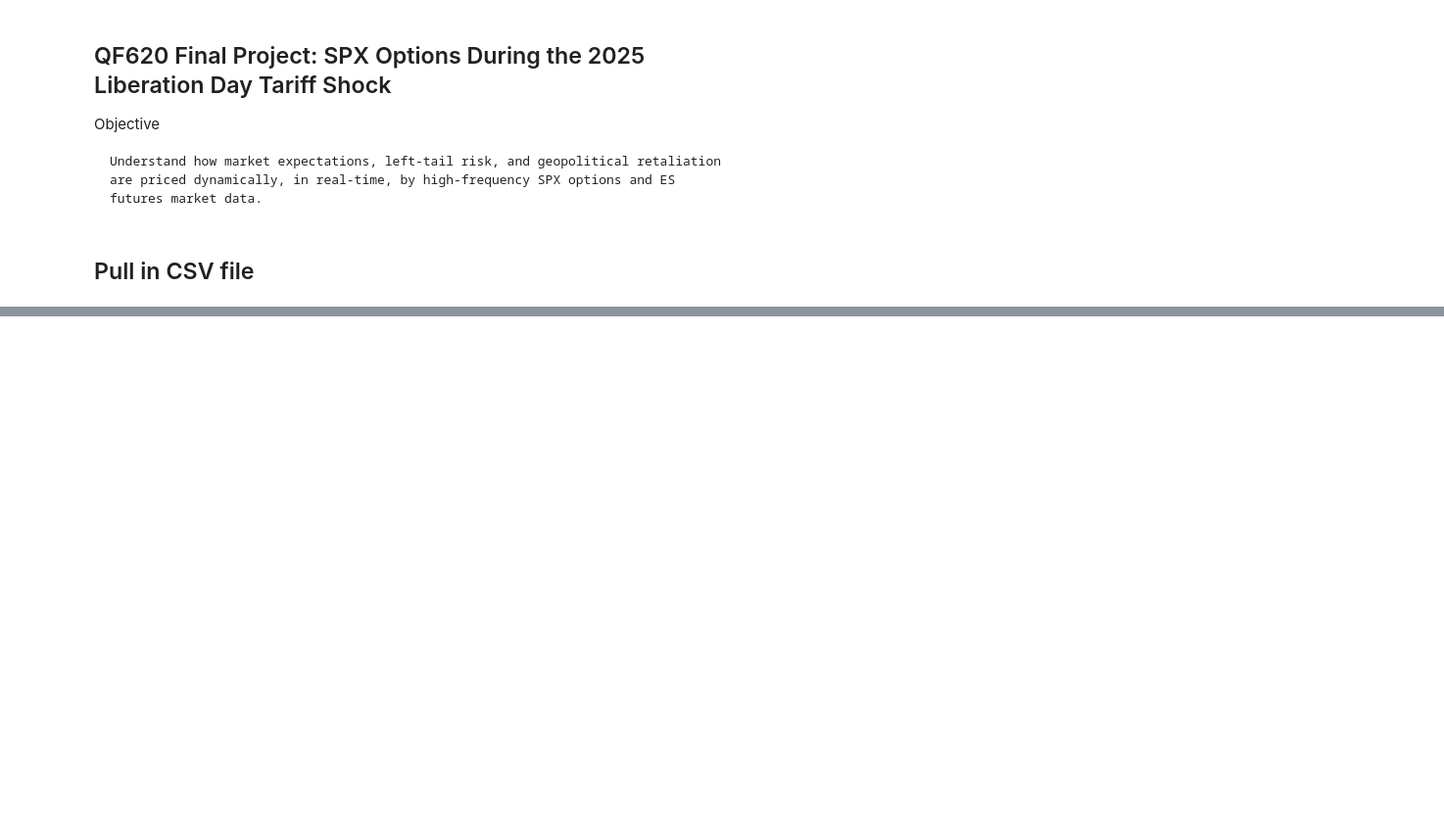
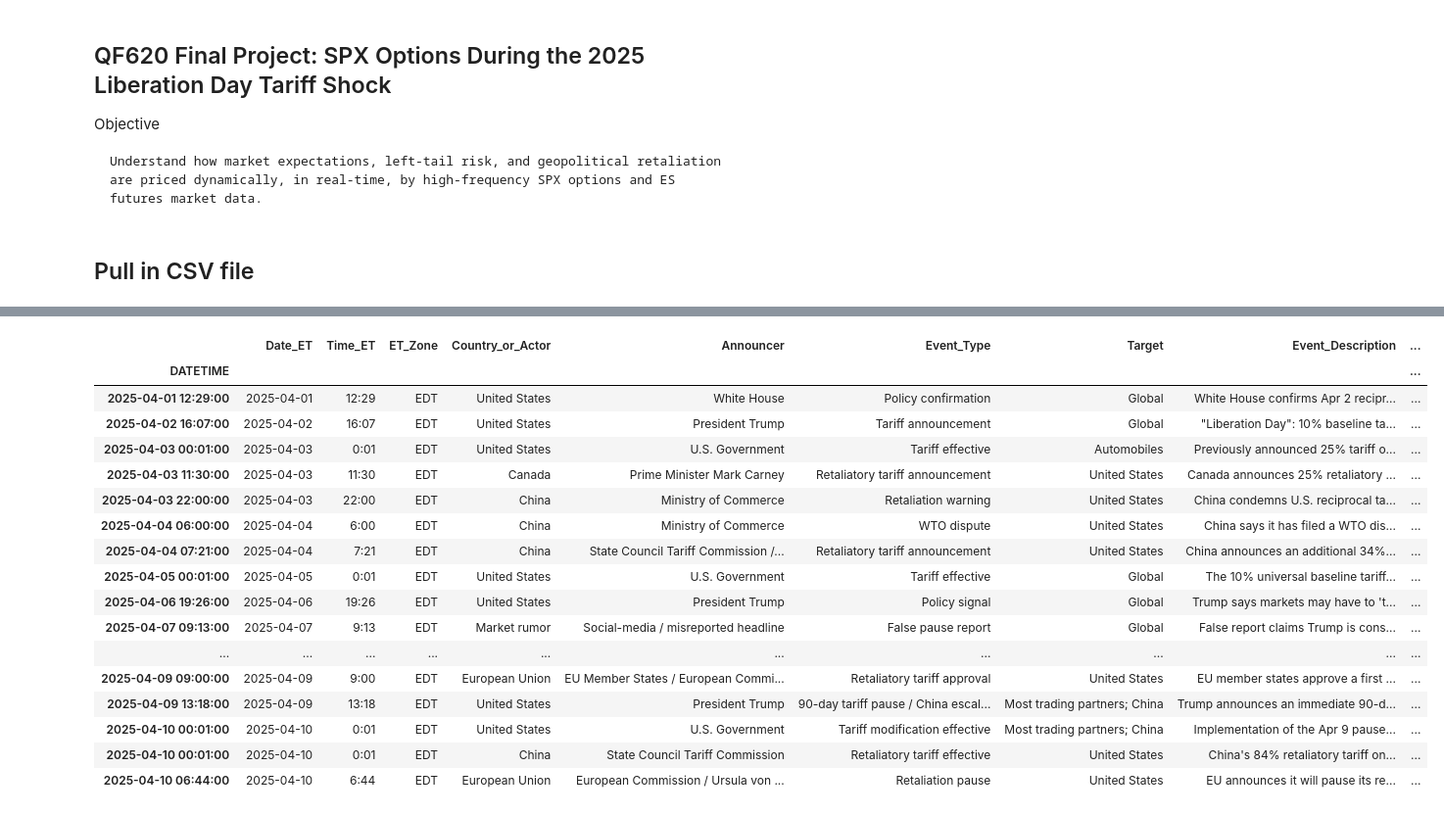
Before and after one commit to cyee02/MQF, a Jupyter notebook: QF620/Final Assignment/analysis.ipynb, the cells around one changed output, grey strips where cells are left out. Shown at 98% size. Saved outputs shown, nothing was run; the diff lists cells and outputs as text; code cells hidden in the pictures; blank space fills up the shorter version.

```diff
--- a/QF620/Final Assignment/analysis.ipynb
+++ b/QF620/Final Assignment/analysis.ipynb
@@ -17 +27,27 @@ import pandas as pd
+# %%
+EVENT = pd.read_csv("2025 Liberation Day Tariff Main Events.csv", parse_dates=True)
+# Concatenate Date_ET and Time_ET into datetime column and set it as the index
+EVENT['DATETIME'] = pd.to_datetime(EVENT['Date_ET'].astype(str) + ' ' + EVENT['Time_ET'].astype(str))
+EVENT.set_index('DATETIME', inplace=True)
+EVENT.sort_index(inplace=True)
+EVENT
+# %% [output]
+|  | Date_ET | Time_ET | ET_Zone | Country_or_Actor | Announcer | Event_Type | Target | Event_Description | ... |
+| DATETIME |  |  |  |  |  |  |  |  | ... |
+| 2025-04-01 12:29:00 | 2025-04-01 | 12:29 | EDT | United States | White House | Policy confirmation | Global | White House confirms Apr 2 recipr... | ... |
+| 2025-04-02 16:07:00 | 2025-04-02 | 16:07 | EDT | United States | President Trump | Tariff announcement | Global | "Liberation Day": 10% baseline ta... | ... |
+| 2025-04-03 00:01:00 | 2025-04-03 | 0:01 | EDT | United States | U.S. Government | Tariff effective | Automobiles | Previously announced 25% tariff o... | ... |
+| 2025-04-03 11:30:00 | 2025-04-03 | 11:30 | EDT | Canada | Prime Minister Mark Carney | Retaliatory tariff announcement | United States | Canada announces 25% retaliatory ... | ... |
+| 2025-04-03 22:00:00 | 2025-04-03 | 22:00 | EDT | China | Ministry of Commerce | Retaliation warning | United States | China condemns U.S. reciprocal ta... | ... |
+| 2025-04-04 06:00:00 | 2025-04-04 | 6:00 | EDT | China | Ministry of Commerce | WTO dispute | United States | China says it has filed a WTO dis... | ... |
+| 2025-04-04 07:21:00 | 2025-04-04 | 7:21 | EDT | China | State Council Tariff Commission /... | Retaliatory tariff announcement | United States | China announces an additional 34%... | ... |
+| 2025-04-05 00:01:00 | 2025-04-05 | 0:01 | EDT | United States | U.S. Government | Tariff effective | Global | The 10% universal baseline tariff... | ... |
+| 2025-04-06 19:26:00 | 2025-04-06 | 19:26 | EDT | United States | President Trump | Policy signal | Global | Trump says markets may have to 't... | ... |
+| 2025-04-07 09:13:00 | 2025-04-07 | 9:13 | EDT | Market rumor | Social-media / misreported headline | False pause report | Global | False report claims Trump is cons... | ... |
+| ... | ... | ... | ... | ... | ... | ... | ... | ... | ... |
+| 2025-04-09 09:00:00 | 2025-04-09 | 9:00 | EDT | European Union | EU Member States / European Commi... | Retaliatory tariff approval | United States | EU member states approve a first ... | ... |
+| 2025-04-09 13:18:00 | 2025-04-09 | 13:18 | EDT | United States | President Trump | 90-day tariff pause / China escal... | Most trading partners; China | Trump announces an immediate 90-d... | ... |
+| 2025-04-10 00:01:00 | 2025-04-10 | 0:01 | EDT | United States | U.S. Government | Tariff modification effective | Most trading partners; China | Implementation of the Apr 9 pause... | ... |
+| 2025-04-10 00:01:00 | 2025-04-10 | 0:01 | EDT | China | State Council Tariff Commission | Retaliatory tariff effective | United States | China's 84% retaliatory tariff on... | ... |
+| 2025-04-10 06:44:00 | 2025-04-10 | 6:44 | EDT | European Union | European Commission / Ursula von ... | Retaliation pause | United States | EU announces it will pause its re... | ... |
 # %%
```
Also changed, not shown: parts of 2 cells of this notebook.
